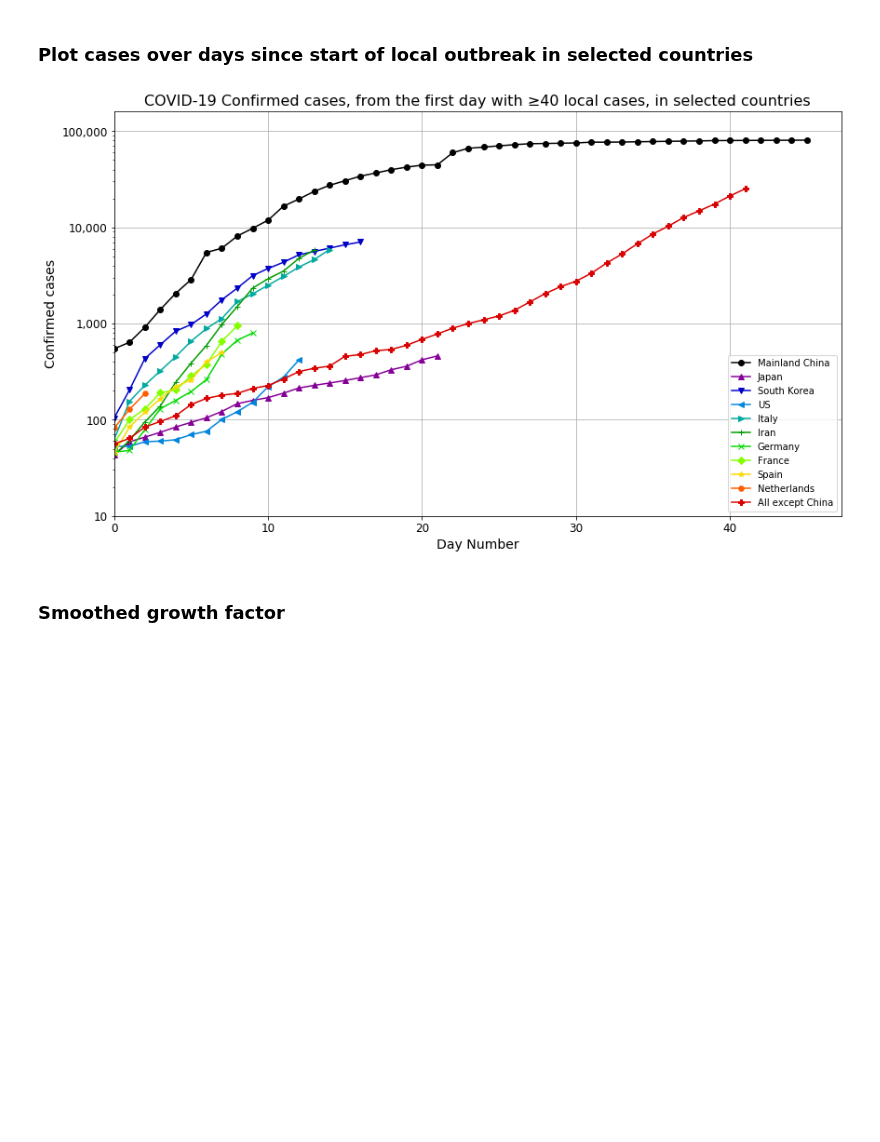
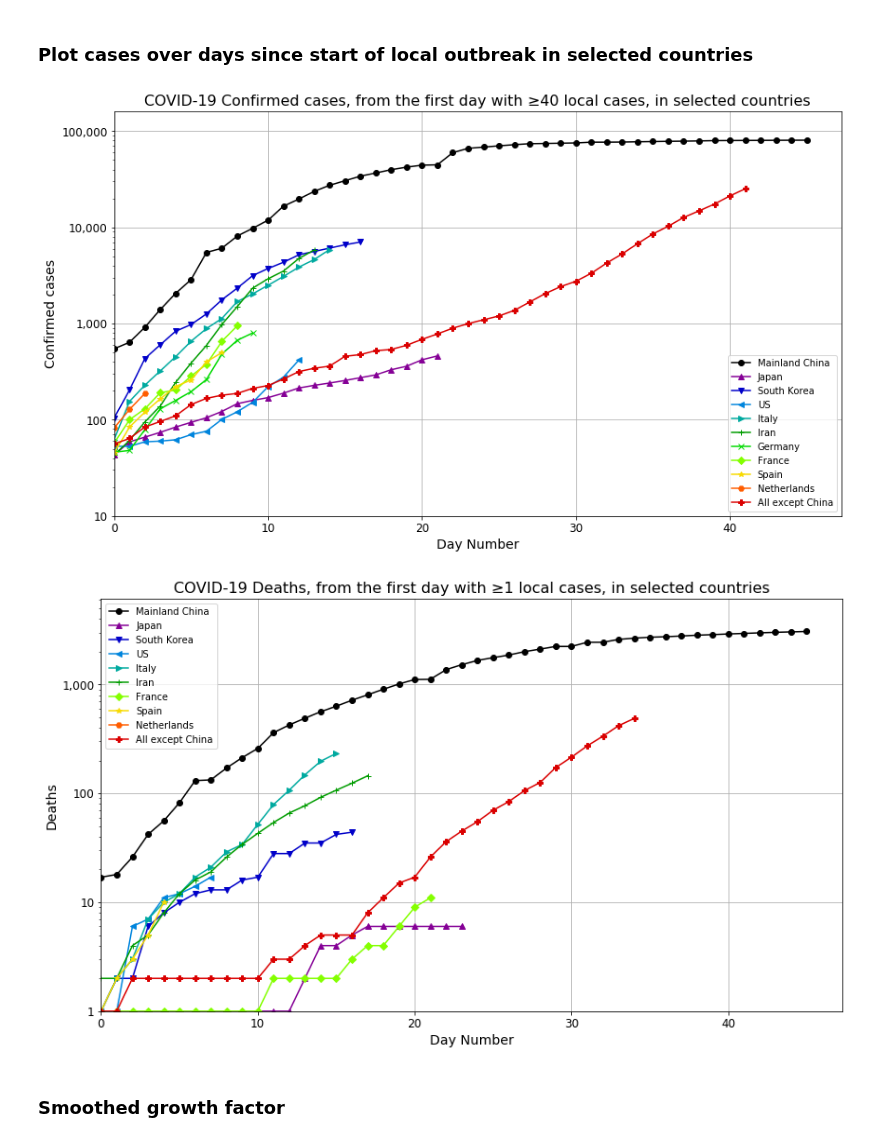
Before and after one commit to JeroenKools/covid19, a Jupyter notebook: COVID-19.ipynb, the cells around one changed output. Cells and saved outputs as stored; diff of their text form; code cells hidden in the pictures; blank space fills up the shorter version.

Commit message:
Added a deaths plot for the main country set
Improved automatic y-scaling

```diff
--- a/COVID-19.ipynb
+++ b/COVID-19.ipynb
@@ -146,8 +146,6 @@ Sweden            Switzerland       Taiwan            Thailand          Togo
 Tunisia           UK                US                Ukraine           United Arab Emi.
 Vatican City      Vietnam           All except Chin.
 # %%
-n_days_average = 5
-min_cases = 40
 short_metric_to_long = {
     "confirmed": "Confirmed cases",
     "deaths":    "Deaths",
@@ -155,7 +153,8 @@ short_metric_to_long = {
     "growth_factor": f"{n_days_average}-day-average growth factor"
 }
 
-def plot(x_metric, y_metric, countries_to_plot, markers="o^v<>+xD*HP", colormap='nipy_spectral', use_log_scale=True):
+def plot(x_metric, y_metric, countries_to_plot, markers="o^v<>+xD*HP", colormap='nipy_spectral',
+         use_log_scale=True, min_cases=40, n_days_average=5):
     length = None
     m = len(markers)
     cm = plt.cm.get_cmap(colormap)
@@ -201,7 +200,9 @@ def plot(x_metric, y_metric, countries_to_plot, markers="o^v<>+xD*HP", colormap=
     elif x_metric == "day_number":
         plt.xlim(0, length)
         if y_metric in dataframes:
-            plt.ylim(10-10*(not use_log_scale), by_country.loc[countries_to_plot].max().max()*(2-0.9*(not use_log_scale)))
+            ten_floor = 10**math.floor(math.log(min_cases)/math.log(10))
+            floor = ten_floor * (1 - (not use_log_scale))
+            plt.ylim(floor, by_country.loc[countries_to_plot].max().max()*(2-0.9*(not use_log_scale)))
         plt.xlabel("Day Number", fontsize=14)
         plt.title(f"COVID-19 {long_y_metric}, from the first day with ≥{min_cases} local cases, in selected countries",
                   fontsize=16)
@@ -228,8 +229,10 @@ plot("calendar_date", "confirmed", countries_to_plot)
 ### Plot cases over days since start of local outbreak in selected countries
 # %%
 plot("day_number", "confirmed", countries_to_plot)
+plot("day_number", "deaths", countries_to_plot, min_cases=1)
 # %% [output]
 [figure]
+[figure, added]
 # %% [markdown]
 ### Smoothed growth factor
 # %%
```
